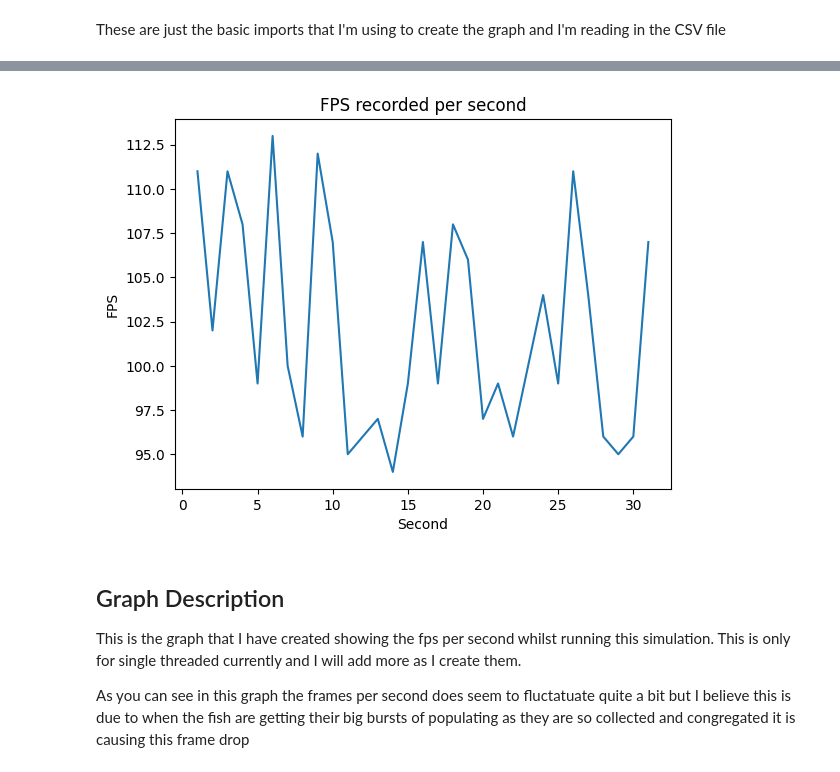
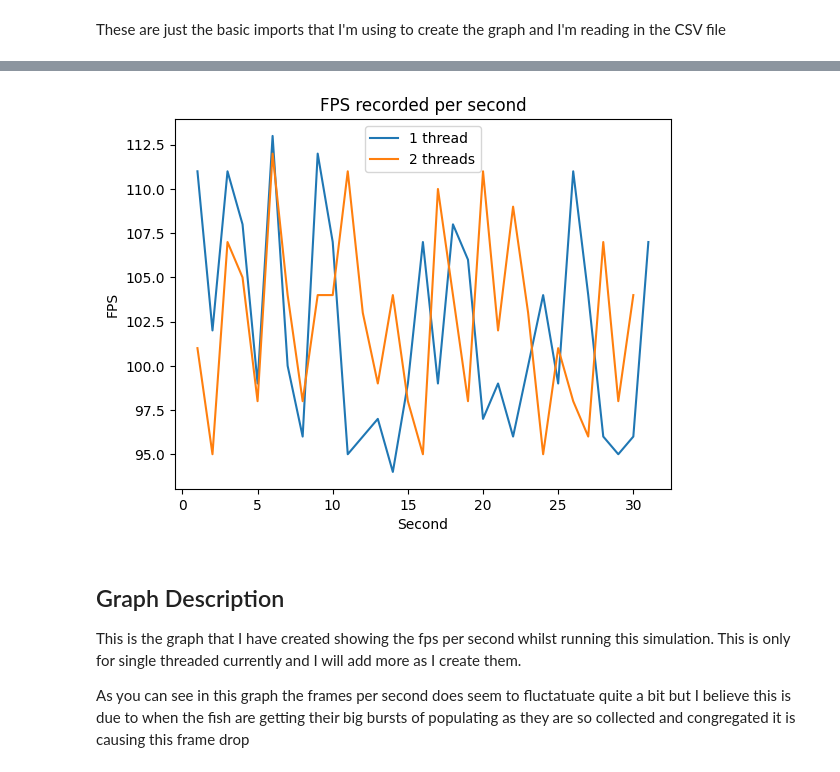
Before and after one commit to DoyleAaron/Concurrent-Development-24-25, a Jupyter notebook: performance.ipynb, the cells around one changed output, grey strips where cells are left out. Drawn from its saved outputs; the diff is of its cells as text; code cells hidden in the pictures.

```diff
--- a/performance.ipynb
+++ b/performance.ipynb
@@ -2,6 +10,7 @@
 import pandas
 import matplotlib.pyplot as plt
 
-df = pandas.read_csv('fps_log.csv')
+df1 = pandas.read_csv('fps_log.csv')
+df2 = pandas.read_csv('2_thread_fps_log.csv')
 # %% [markdown]
 These are just the basic imports that I'm using to create the graph and I'm reading in the CSV file
@@ -14,11 +17,13 @@ These are just the basic imports that I'm using to create the graph and I'm read
 # %%
-plt.plot(df['Timestamp'], df['FPS'])
+plt.plot(df1['Timestamp'], df1['FPS'], label='1 thread')
+plt.plot(df2['Timestamp'], df2['FPS'], label='2 threads')
+plt.legend()
 plt.title('FPS recorded per second')
 plt.xlabel('Second')
 plt.ylabel('FPS')
 plt.show()
 # %% [output]
-[figure, old version]
+[figure, new version]
 # %% [markdown]
 ## Graph Description
 This is the graph that I have created showing the fps per second whilst running this simulation. This is only for single threaded currently and I will add more as I create them.
```
Also changed, not shown: parts of 3 cells of this notebook, 1 other file.
